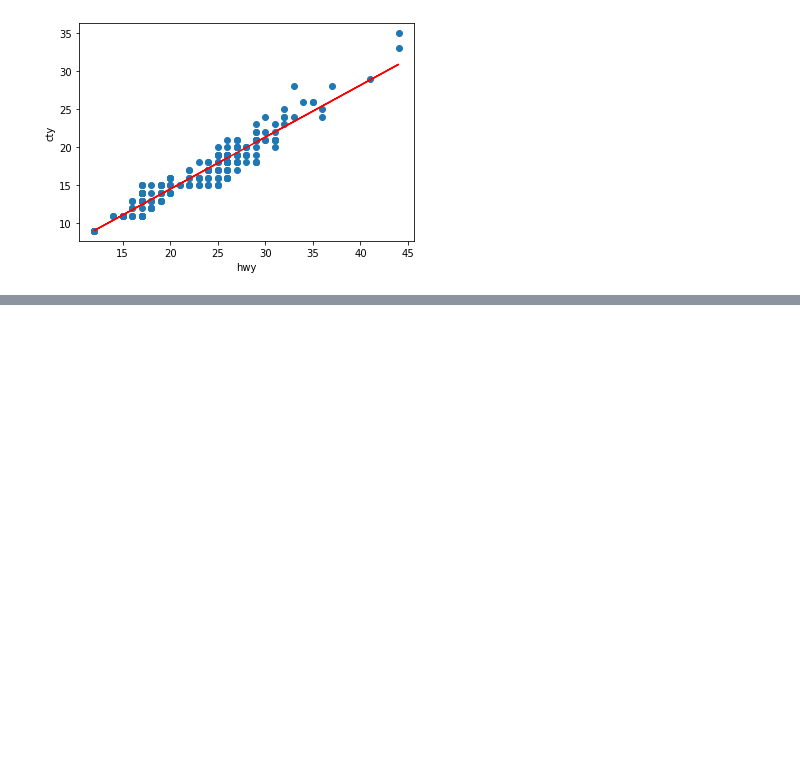
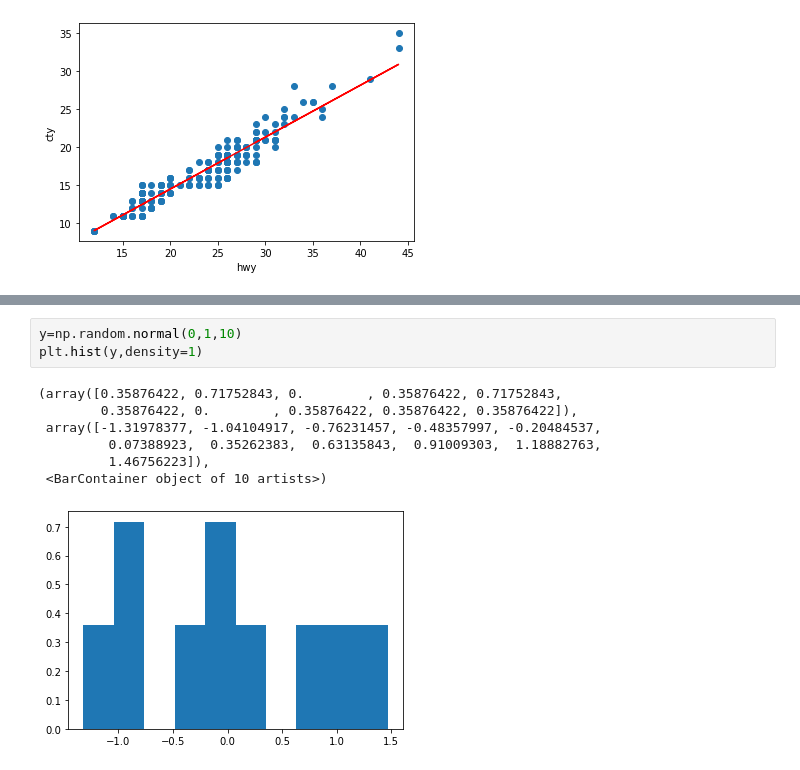
Before and after one commit to aws3ma/tpstatistics, a Jupyter notebook: jupyter notebook for tp statistics.ipynb, the cells around one changed output, grey strips where cells are left out. Cells and saved outputs as stored; diff of their text form; blank space fills up the shorter version.

```diff
--- a/sceance 1.ipynb
+++ b/jupyter notebook for tp statistics.ipynb
@@ -338,0 +451,11 @@ plt.show()
+# %%
+y=np.random.normal(0,1,10)
+plt.hist(y,density=1)
+# %% [output]
+(array([0.35876422, 0.71752843, 0.        , 0.35876422, 0.71752843,
+        0.35876422, 0.        , 0.35876422, 0.35876422, 0.35876422]),
+ array([-1.31978377, -1.04104917, -0.76231457, -0.48357997, -0.20484537,
+         0.07388923,  0.35262383,  0.63135843,  0.91009303,  1.18882763,
+         1.46756223]),
+ <BarContainer object of 10 artists>)
+[figure, added]
```
Also changed, not shown: parts of 15 cells of this notebook.
